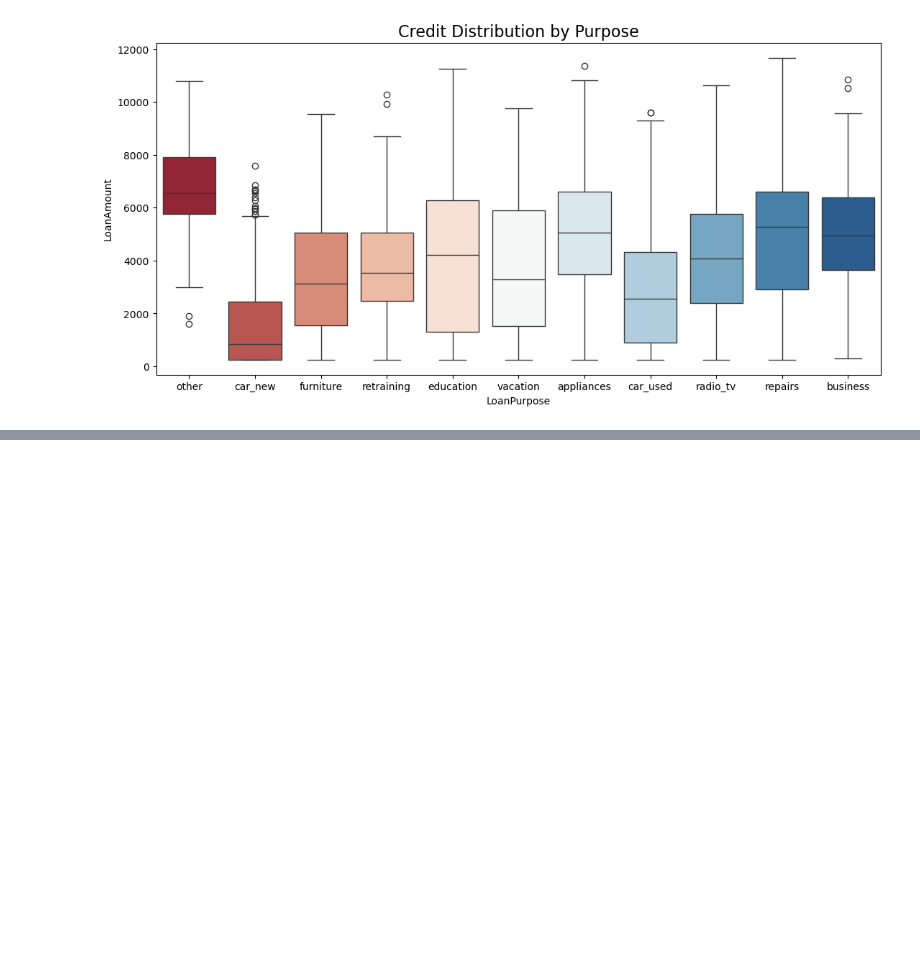
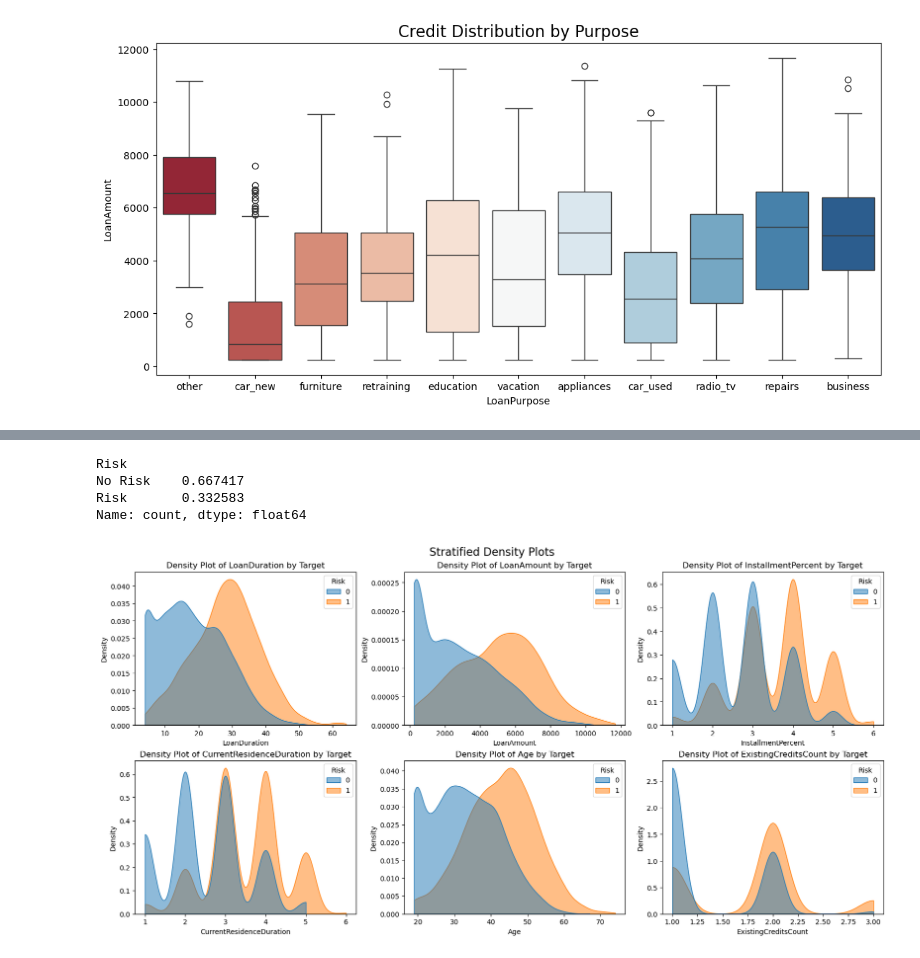
Before and after one commit to samyuktsriram/ml2_kaggle_chall, a Jupyter notebook: eda.ipynb, the cells around one changed output, grey strips where cells are left out. Saved outputs shown, nothing was run; the diff lists cells and outputs as text; code cells hidden in the pictures; blank space fills up the shorter version.

```diff
--- a/eda.ipynb
+++ b/eda.ipynb
@@ -84,0 +126,31 @@ plt.show()
+# %%
+df["Risk"].value_counts() / len(df)
+# %% [output]
+Risk
+No Risk    0.667417
+Risk       0.332583
+Name: count, dtype: float64
+# %%
+df_plot = df.copy()
+df_plot['Risk'] = (df_plot['Risk'] == 'Risk').astype(int)
+
+ncols = 3
+nrows = (len(numerical_cols) + ncols - 1) // ncols
+
+fig, axes = plt.subplots(nrows, ncols, figsize=(16, 4 * nrows), constrained_layout=True)
+axes = axes.flatten()
+
+for i, this_var in enumerate(numerical_cols):
+    sns.kdeplot(data=df_plot,
+                x=this_var,
+                hue='Risk',
+                fill=True,
+                common_norm=False,
+                cut=0,
+                alpha=0.5,
+                ax=axes[i])
+    axes[i].set_title(f'Density Plot of {this_var} by Target', fontsize=12)
+fig.suptitle('Stratified Density Plots', fontsize=16)
+plt.show()
+# %% [output]
+[figure, added]
```
Also changed, not shown: parts of 9 cells of this notebook, 2 other files.
